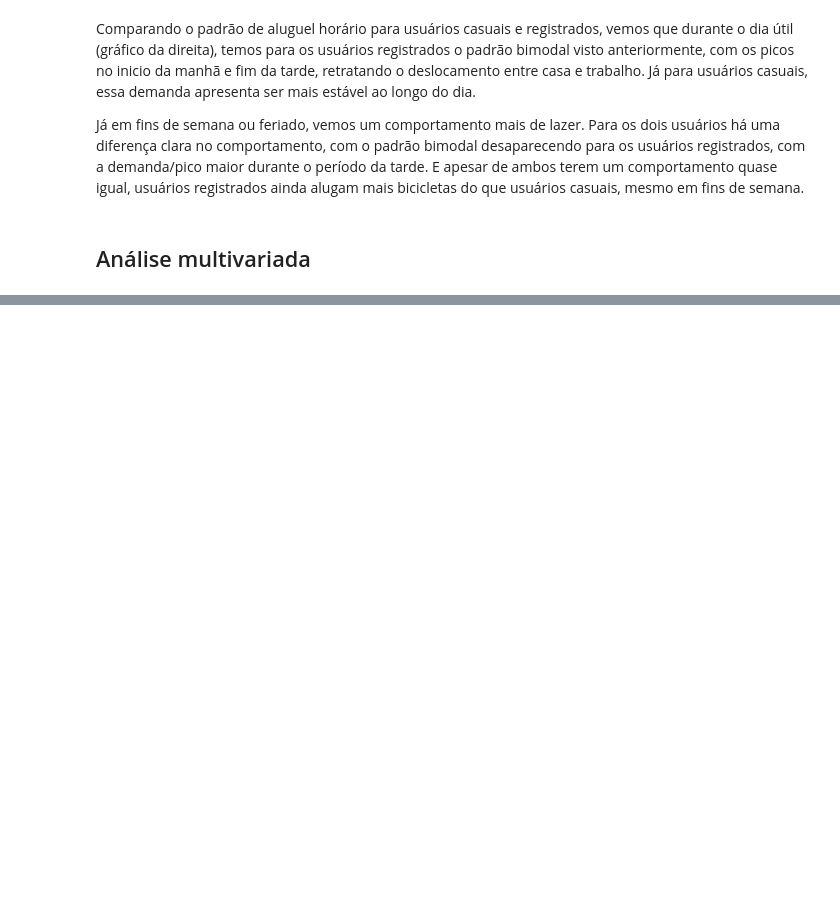
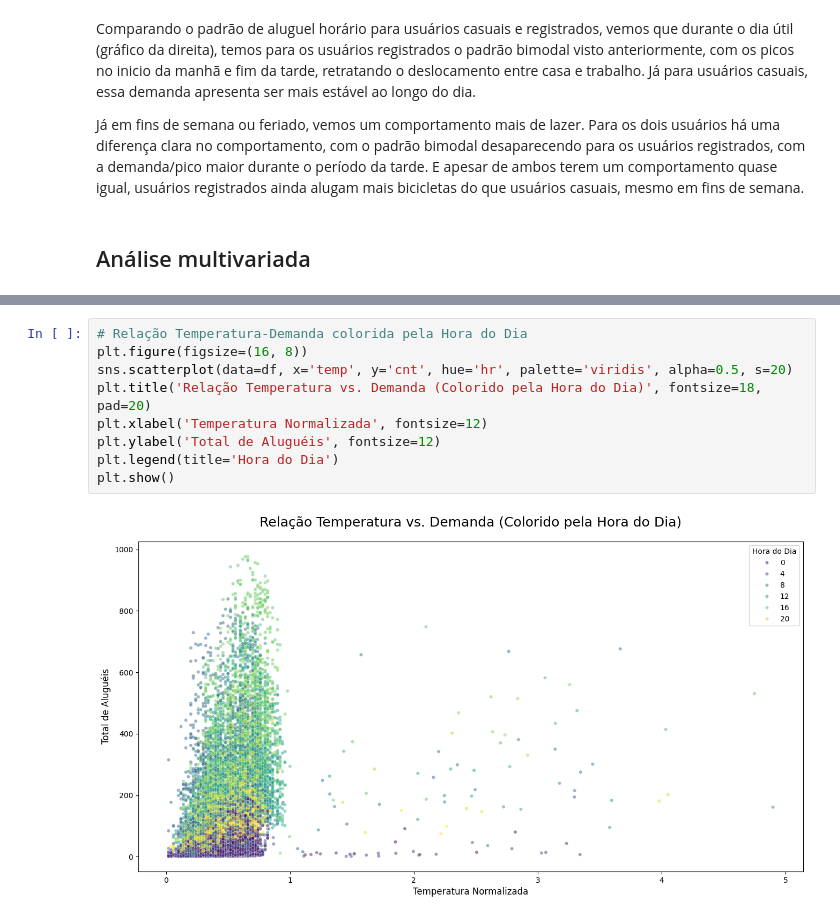
Before and after one commit to kelvinleandro/bike-demand-analysis, a Jupyter notebook: notebooks/01-exploratory-data-analysis.ipynb, the cells around one changed output, grey strips where cells are left out. Saved outputs shown, nothing was run; the diff lists cells and outputs as text; blank space fills up the shorter version.

```diff
--- a/notebooks/01-exploratory-data-analysis.ipynb
+++ b/notebooks/01-exploratory-data-analysis.ipynb
@@ -417,0 +448,11 @@ Já em fins de semana ou feriado, vemos um comportamento mais de lazer. Para os
+# %%
+# Relação Temperatura-Demanda colorida pela Hora do Dia
+plt.figure(figsize=(16, 8))
+sns.scatterplot(data=df, x='temp', y='cnt', hue='hr', palette='viridis', alpha=0.5, s=20)
+plt.title('Relação Temperatura vs. Demanda (Colorido pela Hora do Dia)', fontsize=18, pad=20)
+plt.xlabel('Temperatura Normalizada', fontsize=12)
+plt.ylabel('Total de Aluguéis', fontsize=12)
+plt.legend(title='Hora do Dia')
+plt.show()
+# %% [output]
+[figure, added]
```
Also changed, not shown: parts of 3 cells of this notebook.
